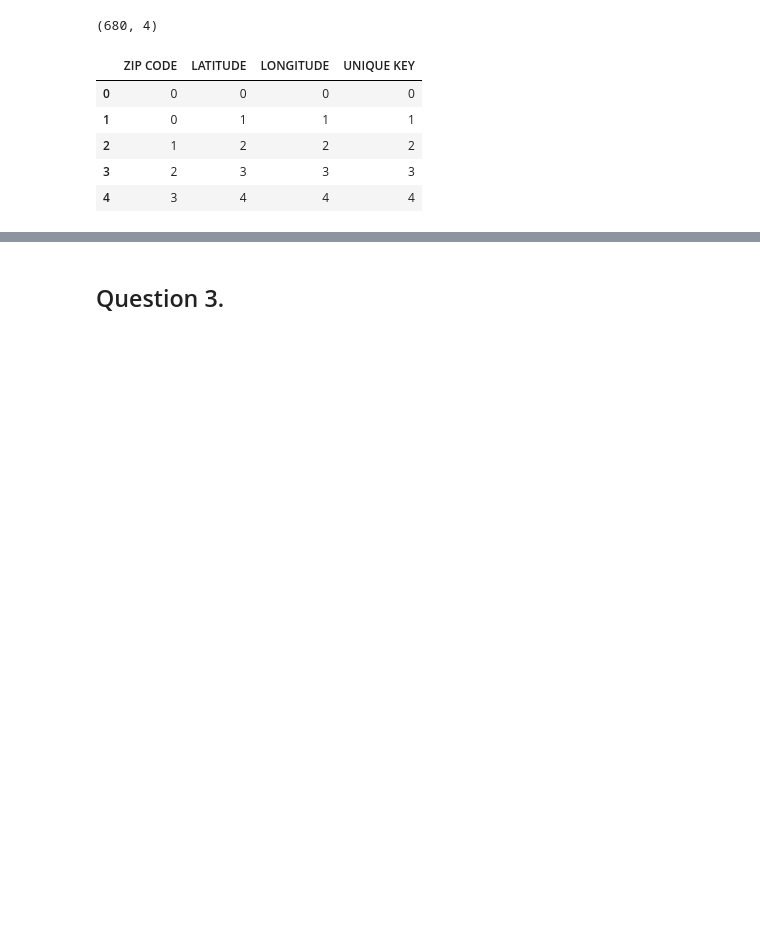
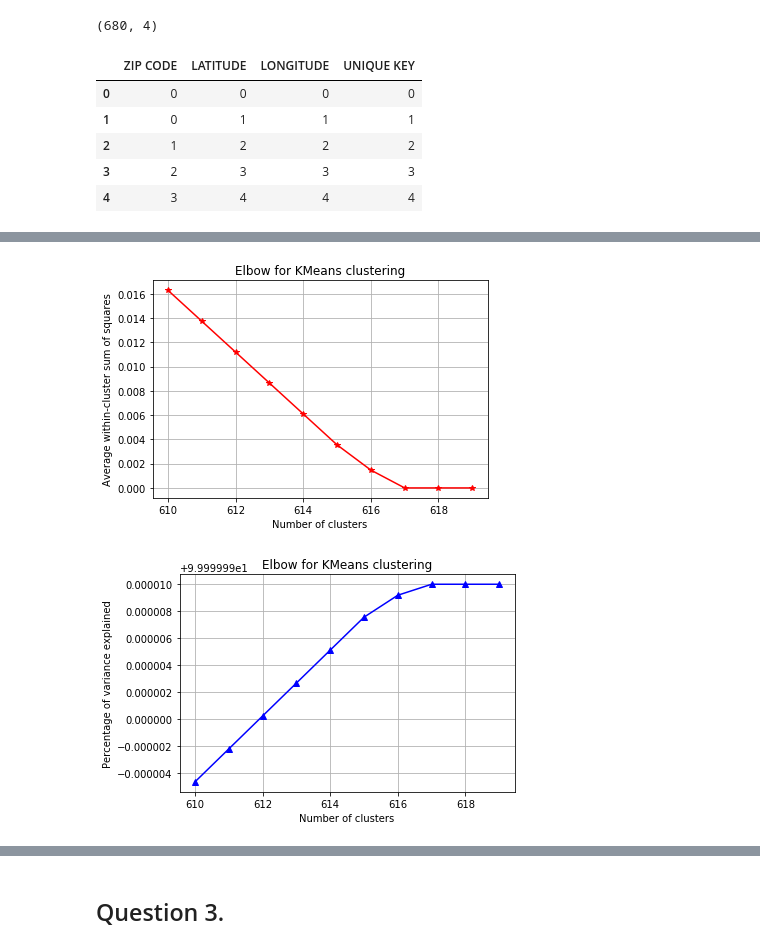
Before and after one commit to pratikwatwani/Applied-Data-Science, a Jupyter notebook: Session 04/Clustering_and_PCA.ipynb, the cells around one changed output, grey strips where cells are left out. Saved outputs shown, nothing was run; the diff lists cells and outputs as text; code cells hidden in the pictures; blank space fills up the shorter version.

```diff
--- a/Session 04/Clustering_and_PCA.ipynb
+++ b/Session 04/Clustering_and_PCA.ipynb
@@ -265,0 +250,5 @@ elbow(nyc_d, range(610, 650))
+# %%
+elbow(nyc_d, range(610, 620))
+# %% [output]
+[figure, added]
+[figure, added]
```
Also changed, not shown: parts of 45 cells of this notebook.
